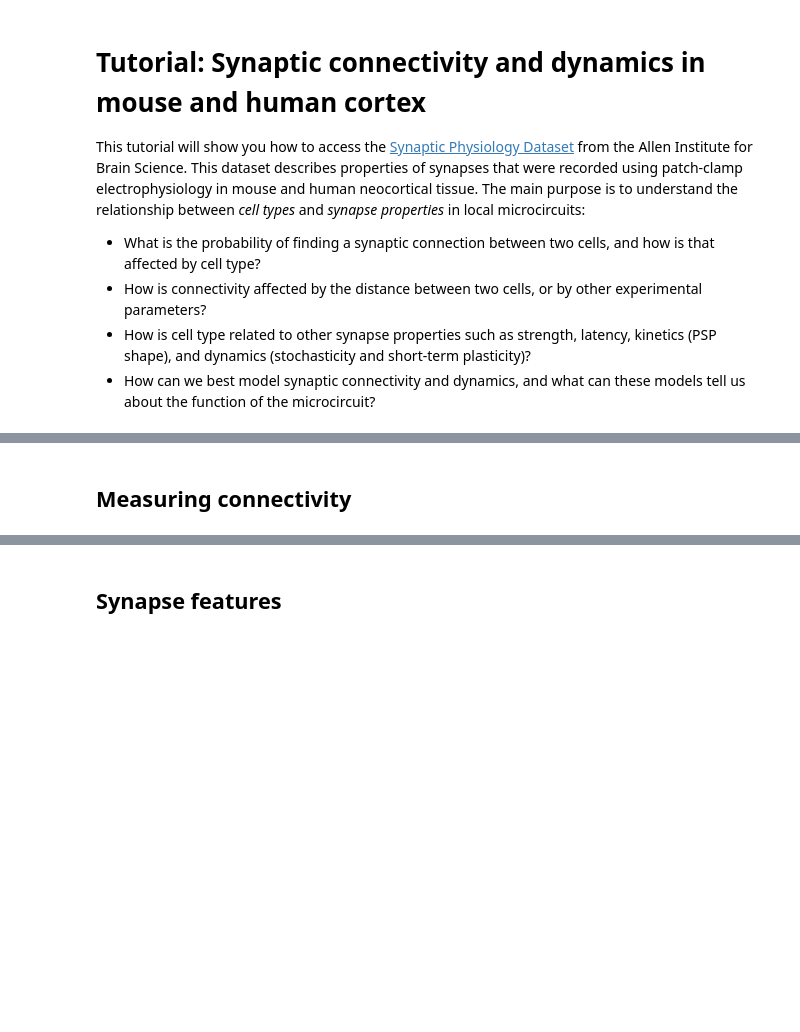
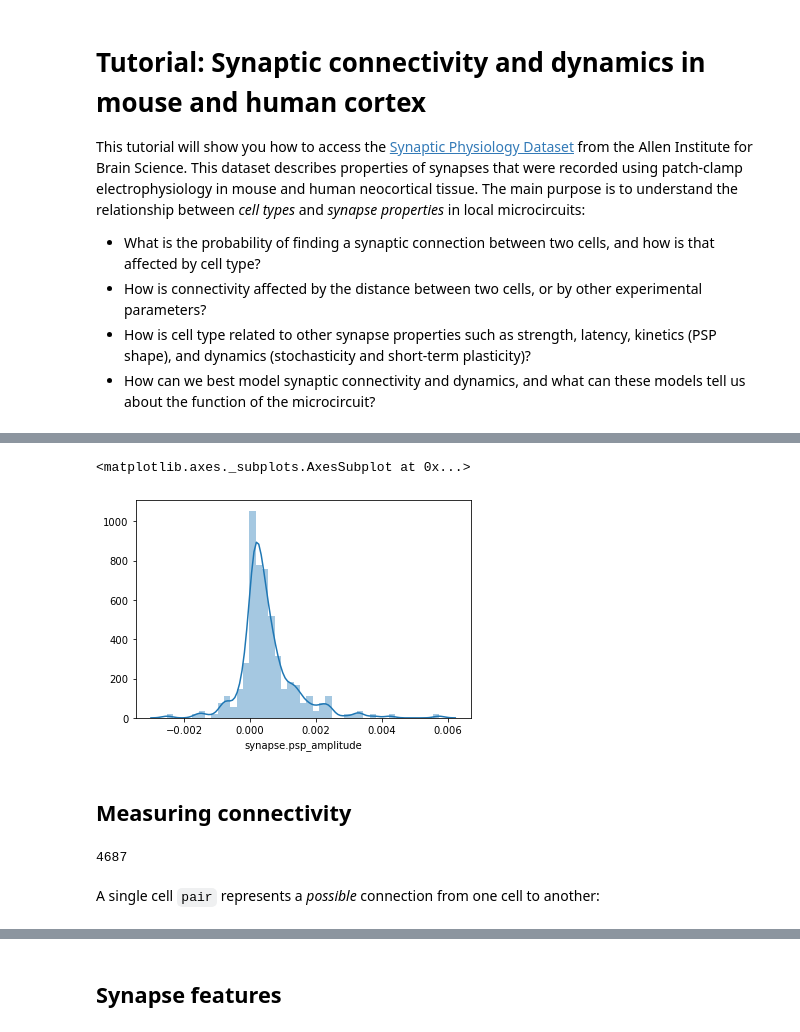
Before and after one commit to SophieW722/aisynphys, a Jupyter notebook: doc/tutorial.ipynb, the cells around one changed output, grey strips where cells are left out. Drawn from its saved outputs; the diff is of its cells as text; code cells hidden in the pictures; blank space fills up the shorter version.

```diff
--- a/doc/tutorial.ipynb
+++ b/doc/tutorial.ipynb
@@ -60,6 +62,13 @@ These data are stored in a relational database (an sqlite file) and spread out o
 # %%
 from aisynphys.database import default_db as db
 
-df = db.query(db.Experiment, db.Slice).join(db.Slice).dataframe(expand_tables=True)
-df.head()
+query = db.pair_query(
+    experiment_type='standard_multipatch',
+    species='human',
+    synapse=True,
+    preload=['synapse'],
+)
+synapses = query.dataframe()
+
+synapses.head()
 # %% [output]
@@ -67,3 +82,10 @@ TypeError: dataframe() got an unexpected keyword argument 'expand_tables'
+# %%
+import seaborn
+
+seaborn.distplot(synapses['synapse.psp_amplitude'])
+# %% [output]
+<matplotlib.axes._subplots.AxesSubplot at 0x...>
+[figure, added]
 # %% [markdown]
 <a name="connectivity"></a>
 
@@ -71,0 +104,6 @@ Measuring connectivity
+# %%
+db.query(db.Experiment).count()
+# %% [output]
+4687
+# %% [markdown]
+A single cell `pair` represents a _possible_ connection from one cell to another:
```
Also changed, not shown: parts of 31 cells of this notebook.
